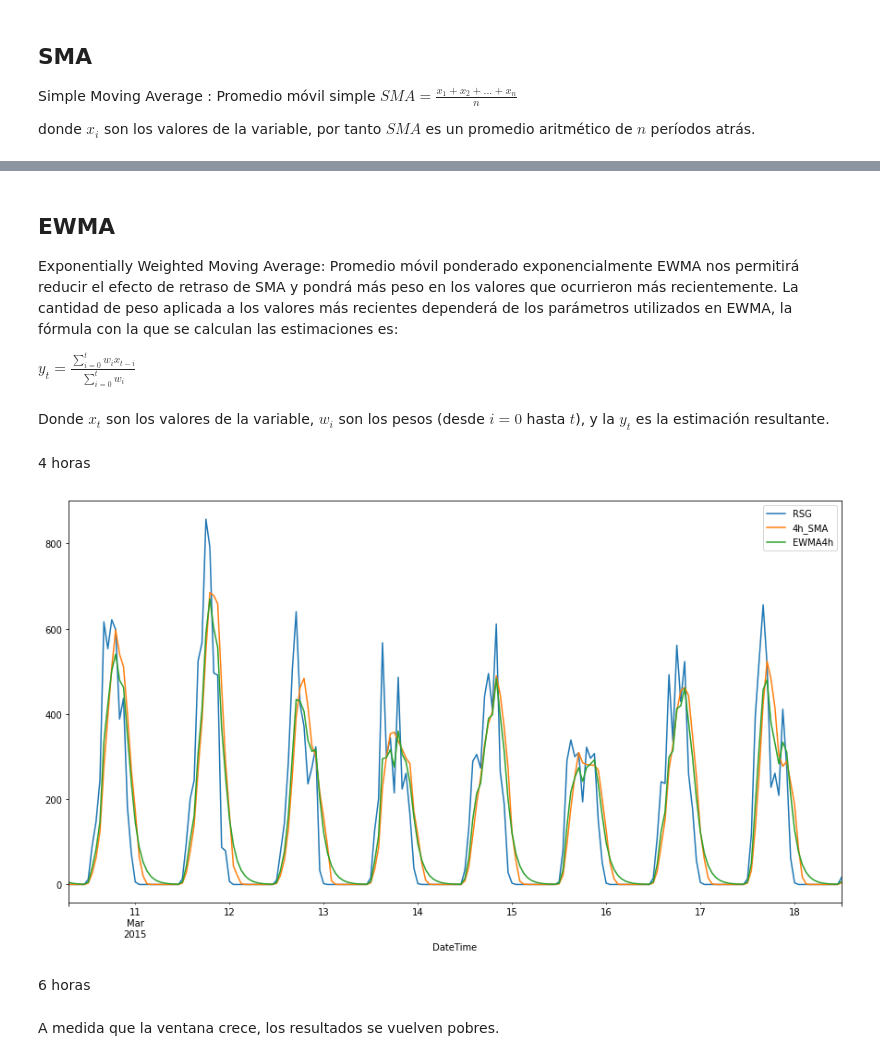
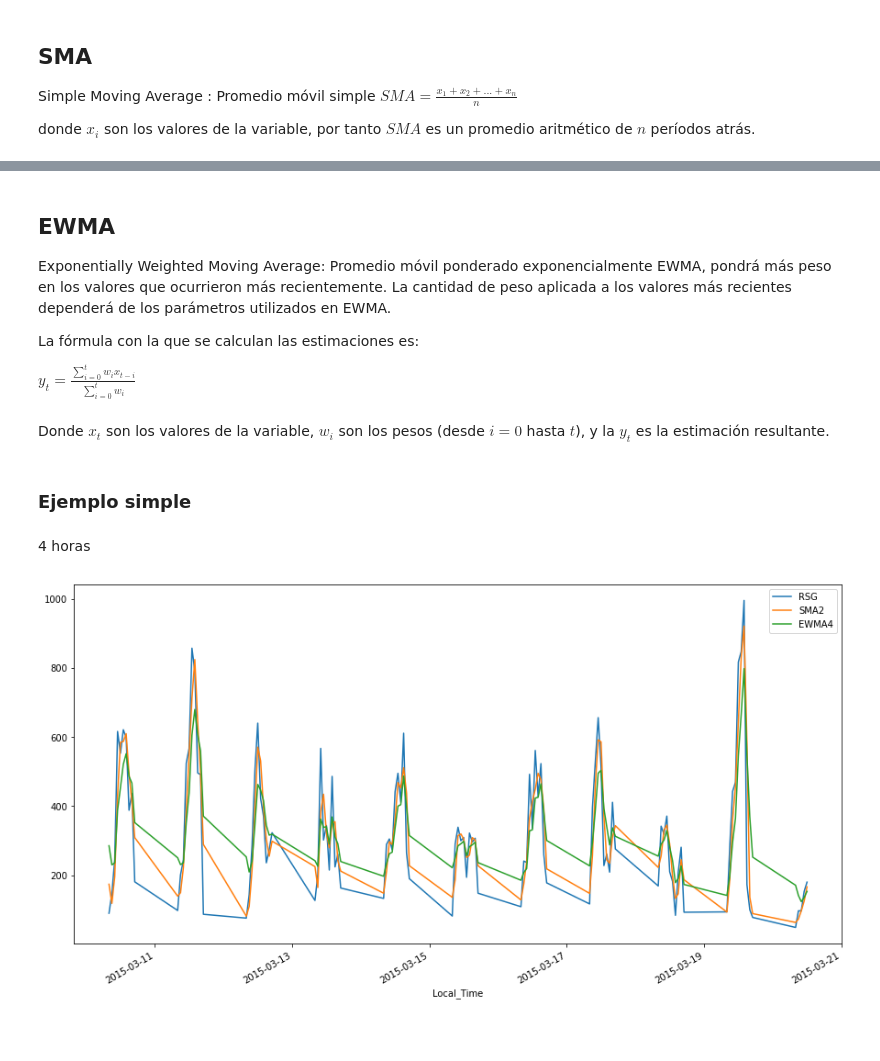
Before and after one commit to danielTeniente/SolarTimeSeries, a Jupyter notebook: Creacion_modelos/UDLA_5.ipynb, the cells around one changed output, grey strips where cells are left out. Cells and saved outputs as stored; diff of their text form; code cells hidden in the pictures; blank space fills up the shorter version.

```diff
--- a/Creacion_modelos/UDLA_5.ipynb
+++ b/Creacion_modelos/UDLA_5.ipynb
@@ -17,2 +19,2 @@ df = pd.DataFrame()
 # %%
-df['RSG'] = df2015['SRGLOAVG1H']
+df['RSG'] = df2015['SRGLOAVG1H'].between_time('08:00:00','17:00:00')
@@ -21,2 +25,2 @@ Ventana de 2 horas
 # %%
-df['2h_SMA'] = df['RSG'].rolling(window=2).mean()
+df['SMA2'] = df['RSG'].rolling(window=2).mean()
@@ -25,2 +26,0 @@ Ventana de 4 horas
-# %%
-df['4h_SMA'] = df['RSG'].rolling(window=4).mean()
@@ -51,18 +52,20 @@ df[:]['2015-02-10 7:00:00':'2015-02-18 12:00:00'].plot(figsize=(15,8));
 # %% [markdown]
 ## EWMA
 Exponentially Weighted Moving Average: Promedio móvil ponderado exponencialmente
-EWMA nos permitirá reducir el efecto de retraso de SMA y pondrá más peso en los valores que ocurrieron más recientemente. La cantidad de peso aplicada a los valores más recientes dependerá de los parámetros utilizados en EWMA, la fórmula con la que se calculan las estimaciones es:
+EWMA, pondrá más peso en los valores que ocurrieron más recientemente. La cantidad de peso aplicada a los valores más recientes dependerá de los parámetros utilizados en EWMA.
+
+La fórmula con la que se calculan las estimaciones es:
 
 $y_t = \frac{\sum\limits_{i=0}^t w_i x_{t-i}}{\sum\limits_{i=0}^t w_i}$
 # %% [markdown]
 Donde $x_t$ son los valores de la variable, $w_i$ son los pesos (desde $i=0$ hasta $t$), y la $y_t$ es la estimación resultante.
+# %% [markdown]
+### Ejemplo simple
 # %% [markdown]
 4 horas
 # %%
-df['EWMA4h'] = df['RSG'].ewm(span=4,adjust=False).mean()
+df['EWMA4'] = df['RSG'].ewm(span=4,adjust=False).mean()
 # %%
-df[['RSG','4h_SMA','EWMA4h']]['2015-03-10 7:00:00':'2015-03-18 12:00:00'].plot(figsize=(15,8));
+df['2015-03-10 7:00:00':'2015-03-20 12:00:00'].plot(figsize=(15,8));
 # %% [output]
-[figure, old version]
+[figure, new version]
-# %% [markdown]
-6 horas
@@ -71,2 +71,0 @@ df['EWMA6h'] = df['RSG'].ewm(span=6,adjust=False).mean()
-# %% [markdown]
-A medida que la ventana crece, los resultados se vuelven pobres.
```
Also changed, not shown: parts of 17 cells of this notebook, 1 other file.
